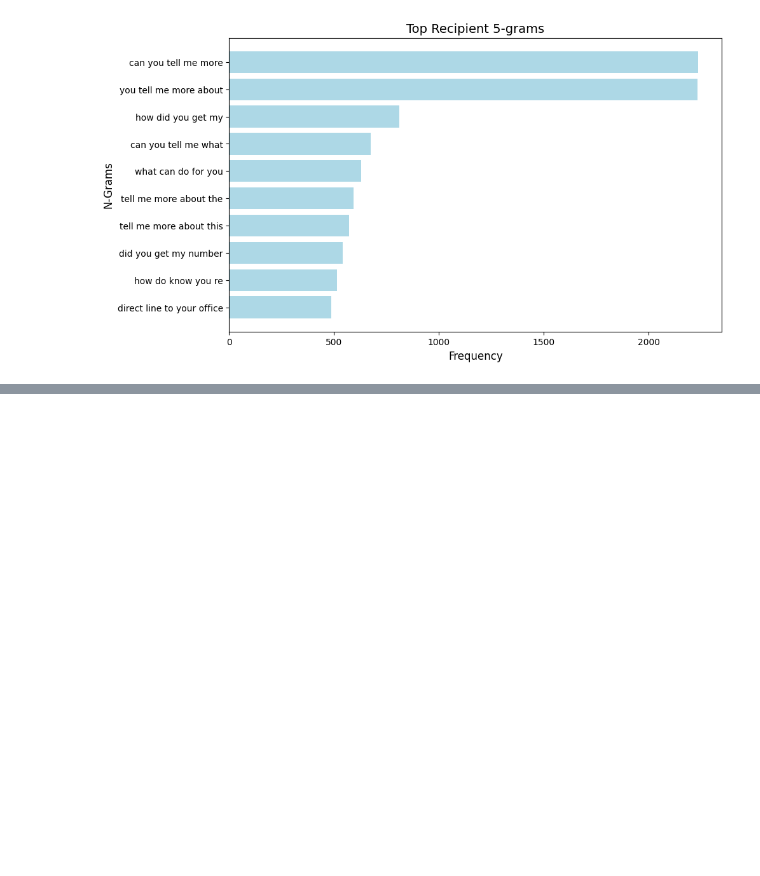
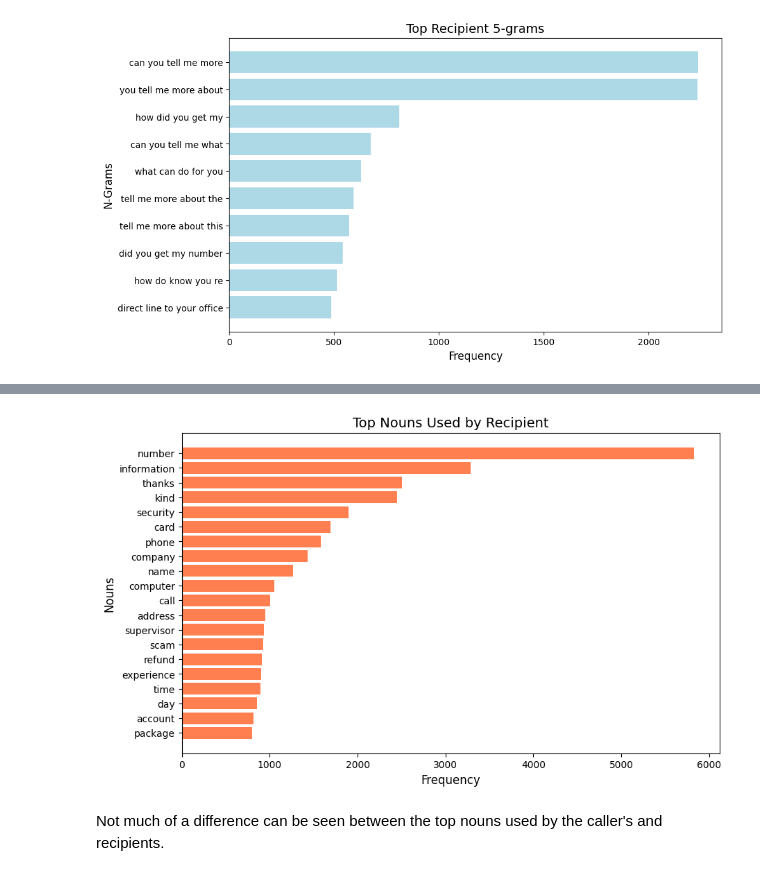
Before and after one commit to junxianyong/INF2008_P1-08, a Jupyter notebook: eda.ipynb, the cells around one changed output, grey strips where cells are left out. Saved outputs shown, nothing was run; the diff lists cells and outputs as text; code cells hidden in the pictures; blank space fills up the shorter version.

```diff
--- a/eda.ipynb
+++ b/eda.ipynb
@@ -330,0 +446,7 @@ You can definitely tell the difference in N-grams between the callers and recipi
+# %%
+top_recipient_nouns = extract_top_nouns(dataset_df["recipient_texts"], top_k=20)
+plot_top_nouns(top_recipient_nouns, "Top Nouns Used by Recipient")
+# %% [output]
+[figure, added]
+# %% [markdown]
+Not much of a difference can be seen between the top nouns used by the caller's and recipients.
```
Also changed, not shown: parts of 5 cells of this notebook.
